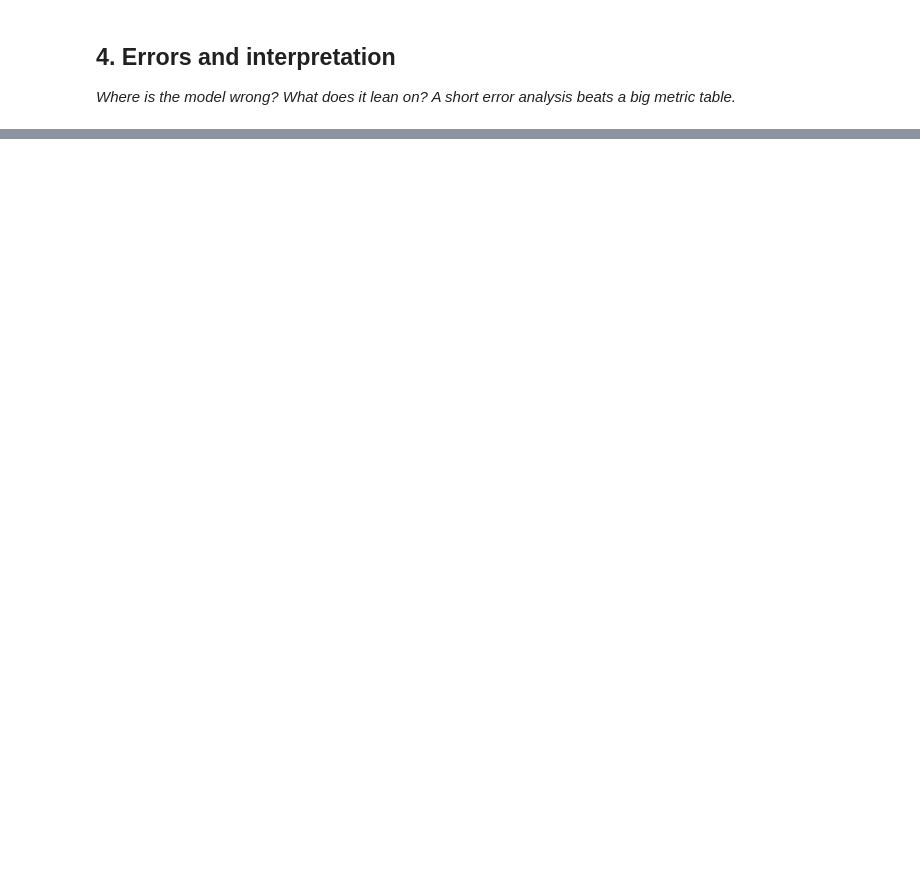
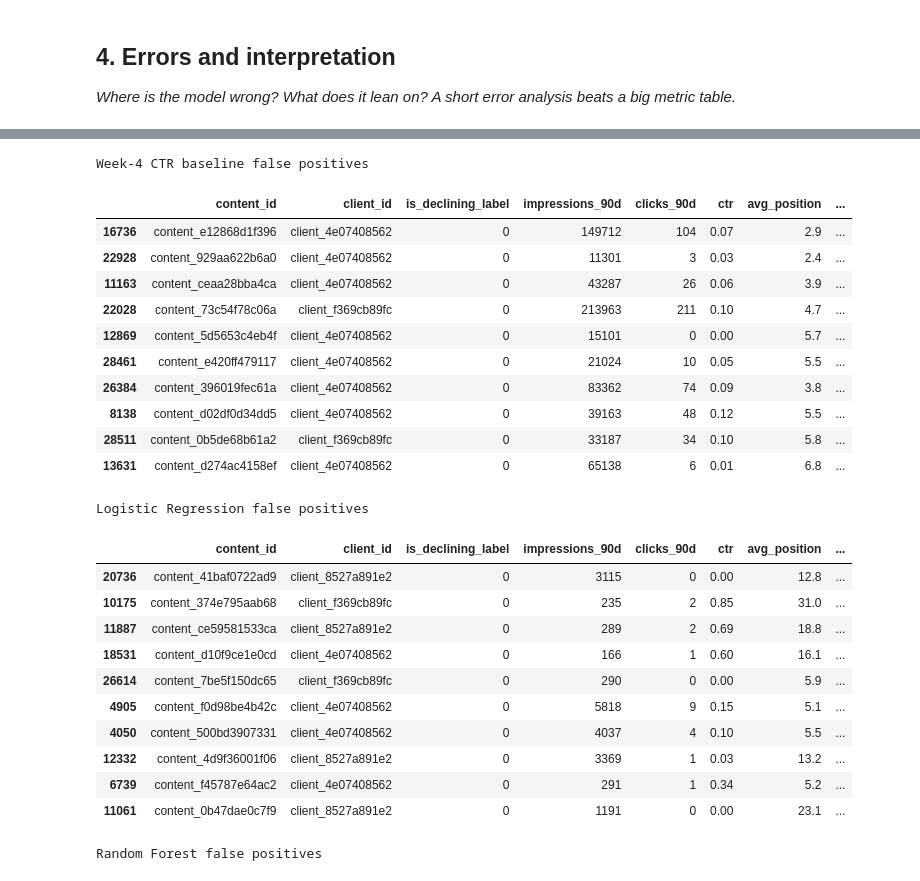
Before and after one commit to melikekaya01/flyrank-ml, a Jupyter notebook: work/notebooks/w05_model.ipynb, the cells around one changed output, grey strips where cells are left out. Drawn from its saved outputs; the diff is of its cells as text; code cells hidden in the pictures; blank space fills up the shorter version.

```diff
--- a/work/notebooks/w05_model.ipynb
+++ b/work/notebooks/w05_model.ipynb
@@ -36,0 +753,70 @@ This skeleton is yours to fill. Work the sections **in order** — each one has
+# %%
+# Display the highest-ranked false positives for each method
+
+display_columns = [
+    "content_id",
+    "client_id",
+    target_column,
+    "impressions_90d",
+    "clicks_90d",
+    "ctr",
+    "avg_position",
+    "engagement_rate",
+    "days_since_last_update",
+]
+
+print("Week-4 CTR baseline false positives")
+display(
+    baseline_top50.loc[
+        baseline_top50[target_column].eq(0),
+        display_columns + ["baseline_score"],
+    ]
+    .sort_values("baseline_score", ascending=False)
+    .head(10)
+)
+
+print("\nLogistic Regression false positives")
+display(
+    logistic_top50.loc[
+        logistic_top50[target_column].eq(0),
+        display_columns + ["logistic_score"],
+    ]
+    .sort_values("logistic_score", ascending=False)
+    .head(10)
+)
+
+print("\nRandom Forest false positives")
+display(
+    forest_top50.loc[
+        forest_top50[target_column].eq(0),
+        display_columns + ["random_forest_score"],
+    ]
+    .sort_values("random_forest_score", ascending=False)
+    .head(10)
+)
+# %% [output]
+Week-4 CTR baseline false positives
+|  | content_id | client_id | is_declining_label | impressions_90d | clicks_90d | ctr | avg_position | ... |
+| 16736 | content_e12868d1f396 | client_4e07408562 | 0 | 149712 | 104 | 0.07 | 2.9 | ... |
+| 22928 | content_929aa622b6a0 | client_4e07408562 | 0 | 11301 | 3 | 0.03 | 2.4 | ... |
+| 11163 | content_ceaa28bba4ca | client_4e07408562 | 0 | 43287 | 26 | 0.06 | 3.9 | ... |
+| 22028 | content_73c54f78c06a | client_f369cb89fc | 0 | 213963 | 211 | 0.10 | 4.7 | ... |
+| 12869 | content_5d5653c4eb4f | client_4e07408562 | 0 | 15101 | 0 | 0.00 | 5.7 | ... |
+| 28461 | content_e420ff479117 | client_4e07408562 | 0 | 21024 | 10 | 0.05 | 5.5 | ... |
+| 26384 | content_396019fec61a | client_4e07408562 | 0 | 83362 | 74 | 0.09 | 3.8 | ... |
+| 8138 | content_d02df0d34dd5 | client_4e07408562 | 0 | 39163 | 48 | 0.12 | 5.5 | ... |
+| 28511 | content_0b5de68b61a2 | client_f369cb89fc | 0 | 33187 | 34 | 0.10 | 5.8 | ... |
+| 13631 | content_d274ac4158ef | client_4e07408562 | 0 | 65138 | 6 | 0.01 | 6.8 | ... |
+Logistic Regression false positives
+|  | content_id | client_id | is_declining_label | impressions_90d | clicks_90d | ctr | avg_position | ... |
+| 20736 | content_41baf0722ad9 | client_8527a891e2 | 0 | 3115 | 0 | 0.00 | 12.8 | ... |
+| 10175 | content_374e795aab68 | client_f369cb89fc | 0 | 235 | 2 | 0.85 | 31.0 | ... |
+| 11887 | content_ce59581533ca | client_8527a891e2 | 0 | 289 | 2 | 0.69 | 18.8 | ... |
+| 18531 | content_d10f9ce1e0cd | client_4e07408562 | 0 | 166 | 1 | 0.60 | 16.1 | ... |
+| 26614 | content_7be5f150dc65 | client_f369cb89fc | 0 | 290 | 0 | 0.00 | 5.9 | ... |
+| 4905 | content_f0d98be4b42c | client_4e07408562 | 0 | 5818 | 9 | 0.15 | 5.1 | ... |
+| 4050 | content_500bd3907331 | client_4e07408562 | 0 | 4037 | 4 | 0.10 | 5.5 | ... |
+| 12332 | content_4d9f36001f06 | client_8527a891e2 | 0 | 3369 | 1 | 0.03 | 13.2 | ... |
+| 6739 | content_f45787e64ac2 | client_4e07408562 | 0 | 291 | 1 | 0.34 | 5.2 | ... |
+| 11061 | content_0b47dae0c7f9 | client_8527a891e2 | 0 | 1191 | 0 | 0.00 | 23.1 | ... |
+Random Forest false positives
```
Also changed, not shown: parts of 20 cells of this notebook.
